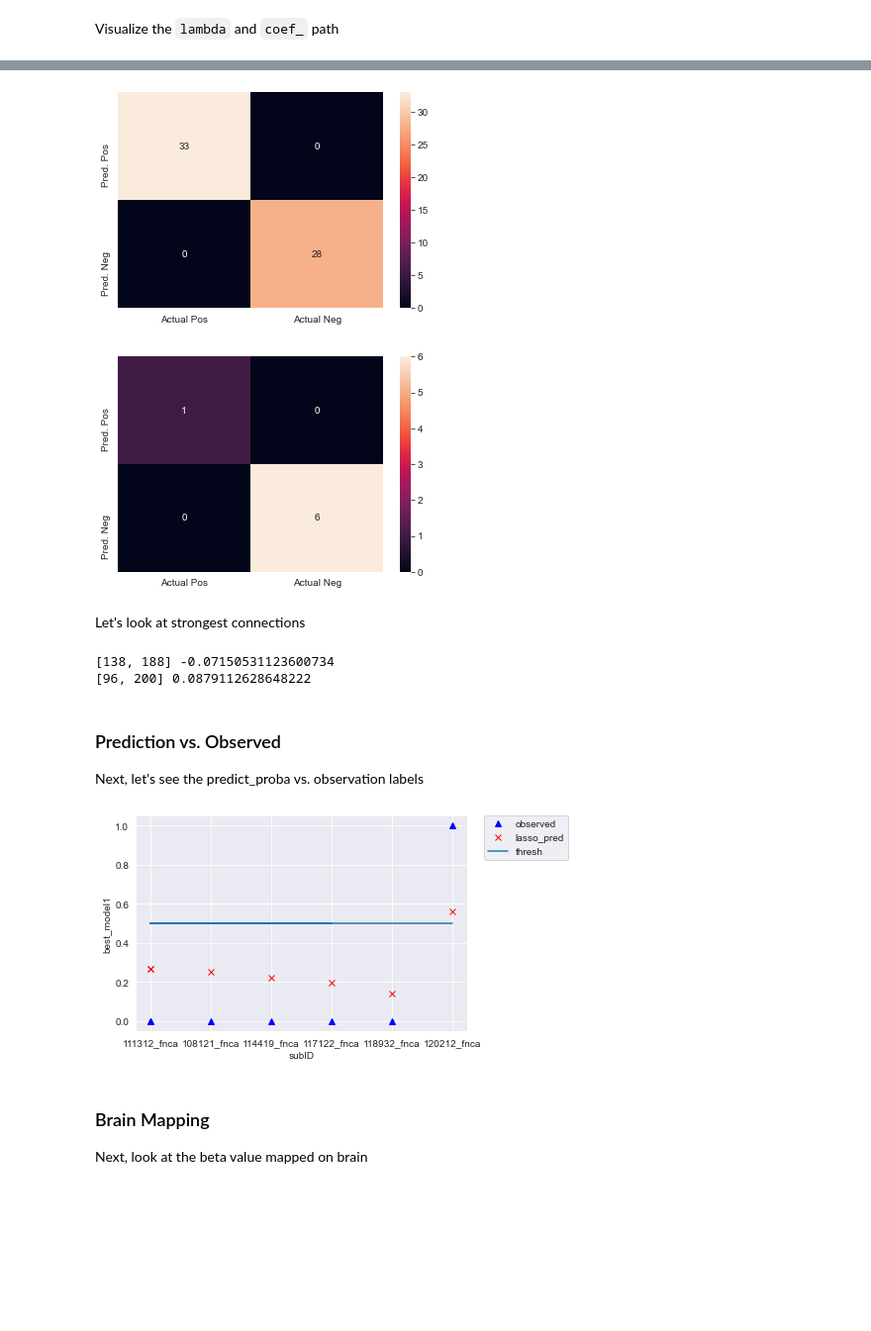
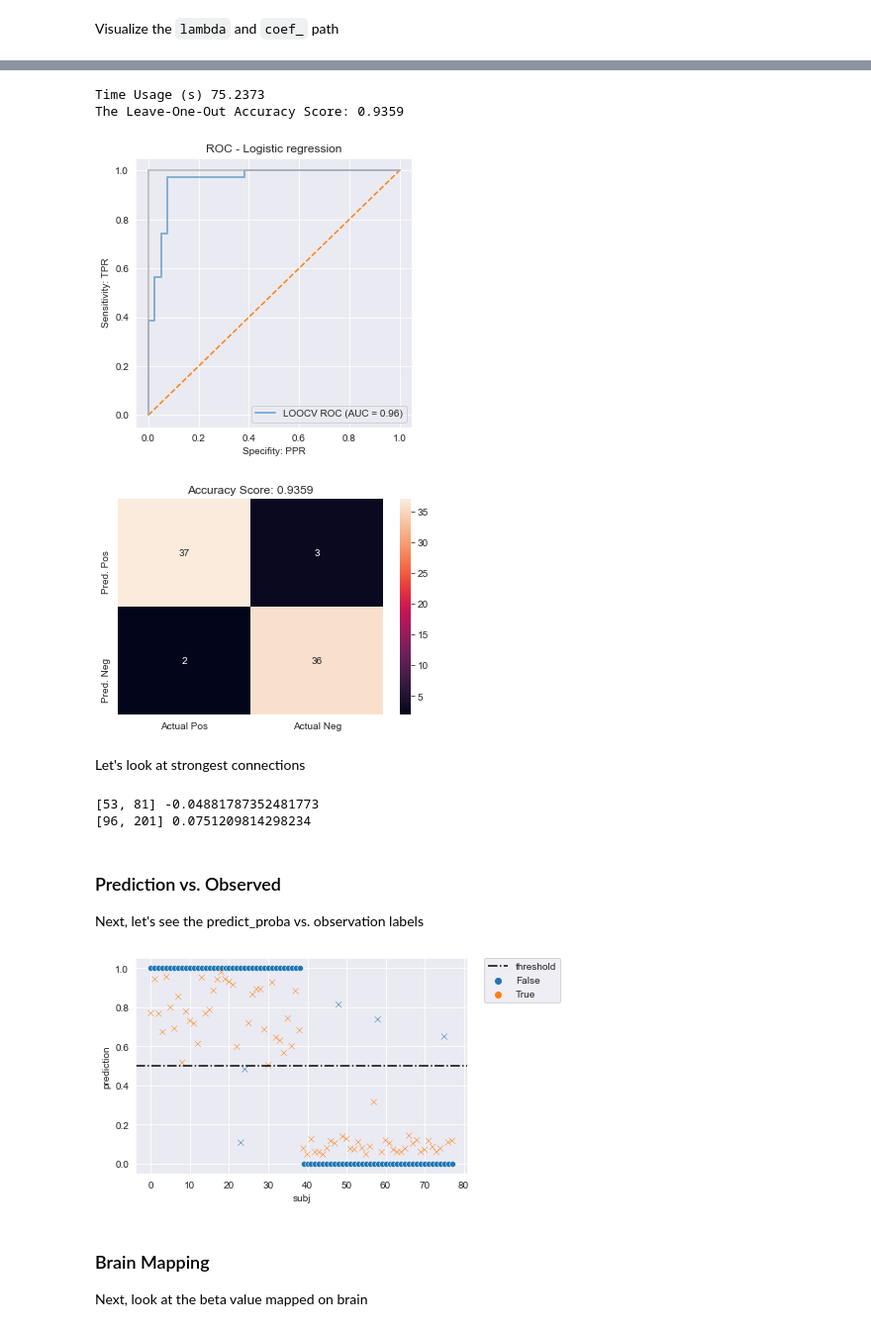
Before and after one commit to UWCCDL/RLvIBL, a Jupyter notebook: rsfMRI/gambling_rfmri.ipynb, the cells around one changed output, grey strips where cells are left out. Shown at 99% size. Drawn from its saved outputs; the diff is of its cells as text; code cells hidden in the pictures; blank space fills up the shorter version.

```diff
--- a/rsfMRI/gambling_rfmri.ipynb
+++ b/rsfMRI/gambling_rfmri.ipynb
@@ -150,6 +130,0 @@ ROC Accuracy Score for Logistic Regression:  1.0
-# %%
-plot_confusion_matrix(best_lasso_model, train_data, features, DV)
-plot_confusion_matrix(best_lasso_model, test_data, features, DV)
-# %% [output]
-[figure, removed]
-[figure, removed]
@@ -160,6 +131,23 @@ plot_confusion_matrix(best_lasso_model, test_data, features, DV)
+# %%
+all_ytrue, all_yhat, all_yprob = loocv_logistic_model(subj_censored, features, DV, best_C)
+loo_accuracy = accuracy_score(all_ytrue, all_yhat)
+
+print('The Leave-One-Out Accuracy Score: {:.4f}'.format(loo_accuracy))
+# %% [output]
+Time Usage (s) 75.2373
+The Leave-One-Out Accuracy Score: 0.9359
+# %%
+plot_roc_curve_loo(all_ytrue, all_yprob)
+# %% [output]
+[figure, added]
+# %%
+plot_confusion_matrix_loo(all_ytrue, all_yhat)
+# %% [output]
+[figure, added]
 # %% [markdown]
 Let's look at strongest connections
 # %%
+best_lasso_model.fit(train_data[features], train_data[DV])
 betas = best_lasso_model.coef_[0]
 
 min_connID = None
@@ -170,25 +158,25 @@ max_beta = betas[0]
 for i in range(0, len(betas)):
     if betas[i] < min_beta:
         min_beta = betas[i]
-        min_connID = features[i]
+        min_connID = features[i+1]
     if betas[i] > max_beta:
         max_beta = betas[i]
-        max_connID = features[i]
+        max_connID = features[i+1]
 
 print(min_connID, min_beta)
 print(max_connID, max_beta)
 # %% [output]
-[138, 188] -0.07150531123600734
-[96, 200] 0.0879112628648222
+[53, 81] -0.04881787352481773
+[96, 201] 0.0751209814298234
 # %% [markdown]
 ### Prediction vs. Observed
 
 
 Next, let's see the predict_proba vs. observation labels
-# %%
-plot_prediction(subj_balance, test_data, features, DV, best_lasso_model)
-# %% [output]
-[figure, removed]
+# %%
+plot_prediction_loo(all_ytrue, all_yprob, 0.5)
+# %% [output]
+[figure, added]
 # %% [markdown]
 ### Brain Mapping
 
```
Also changed, not shown: parts of 16 cells of this notebook, 2 other files.
